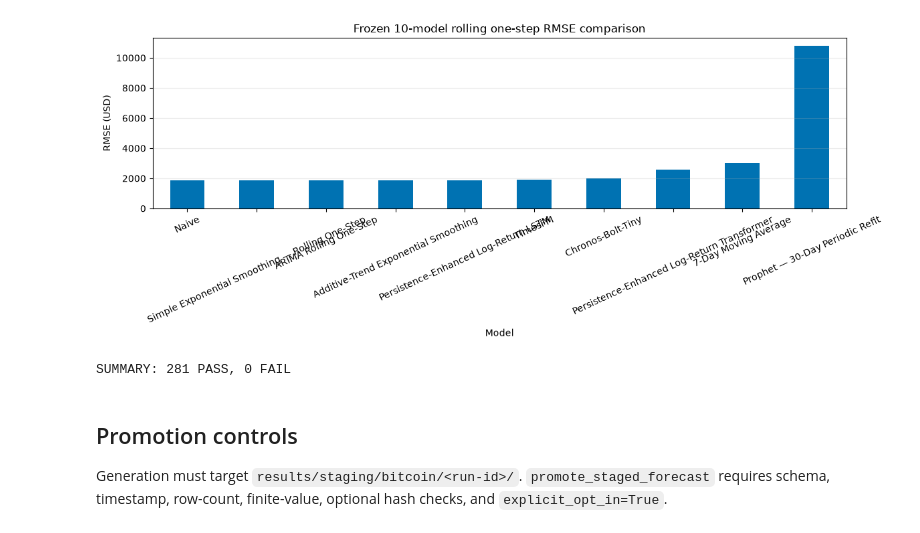
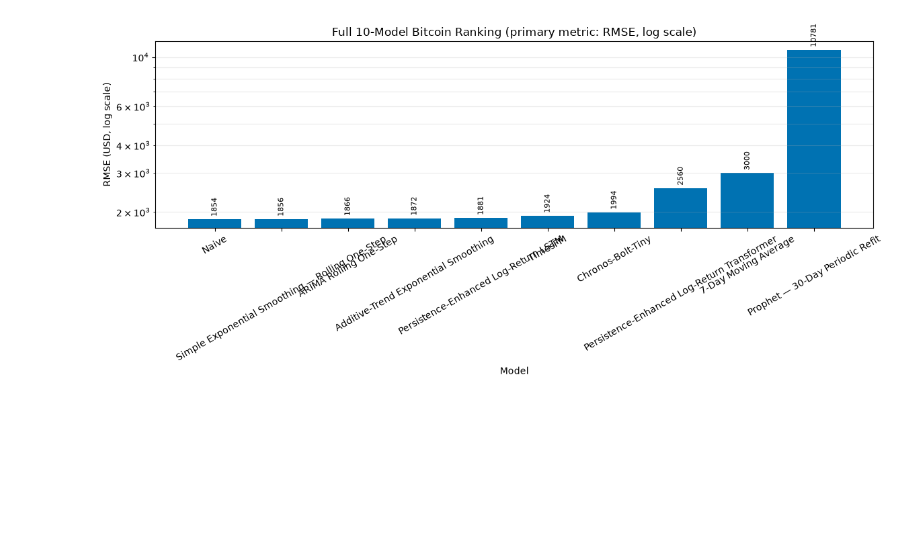
Before and after one commit to mdsoadsolaiman/Time-Series-Foundation-Models, a Jupyter notebook: notebooks/07_Bitcoin_Forecast_Freeze_and_Validation.ipynb, the cells around one changed output. Cells and saved outputs as stored; diff of their text form; code cells hidden in the pictures; blank space fills up the shorter version.

Commit message:
Validation Model Structured

```diff
--- a/notebooks/07_Bitcoin_Forecast_Freeze_and_Validation.ipynb
+++ b/notebooks/07_Bitcoin_Forecast_Freeze_and_Validation.ipynb
@@ -81,0 +190,8 @@ all_model_metrics[['MAE', 'RMSE', 'MAPE', 'sMAPE', 'MASE']]
+# %%
+forecasts = forecast_series(validated, target)
+all_model_metrics = metric_table(validated.Actual, forecasts, train).sort_values('RMSE')
+
+canonical_ranking = all_model_metrics[['MAE', 'RMSE', 'MAPE', 'sMAPE', 'MASE']].copy()
+canonical_ranking.insert(0, 'Rank', range(1, len(canonical_ranking) + 1))
+assert len(canonical_ranking) == 10
+canonical_ranking.round(3)
@@ -82,26 +215,13 @@ all_model_metrics[['MAE', 'RMSE', 'MAPE', 'sMAPE', 'MASE']]
 # %%
-# Plot the exact full ten-model RMSE values shown above.
-ax = all_model_metrics['RMSE'].sort_values().plot(kind='bar', figsize=(12, 5), color='#0072B2')
-ax.set(title='Frozen 10-model rolling one-step RMSE comparison', xlabel='Model', ylabel='RMSE (USD)')
-ax.tick_params(axis='x', rotation=25)
-ax.grid(axis='y', alpha=0.25)
-ax.figure.tight_layout()
+ranked_rmse = canonical_ranking['RMSE']
+fig, ax = plt.subplots(figsize=(12, 5.5))
+bars = ax.bar(ranked_rmse.index, ranked_rmse.values, color='#0072B2')
+ax.bar_label(bars, fmt='%.0f', padding=3, fontsize=8, rotation=90)
+ax.set_yscale('log')
+ax.set(title='Full 10-Model Bitcoin Ranking (primary metric: RMSE, log scale)', xlabel='Model', ylabel='RMSE (USD, log scale)')
+ax.tick_params(axis='x', rotation=30)
+ax.grid(axis='y', which='both', alpha=0.25)
+fig.tight_layout()
 plt.show()
 # %% [output]
-[figure, old version]
+[figure, new version]
-# %%
-import subprocess
-
-# Execute the repository-wide frozen-artifact verifier.
-run = subprocess.run(
-    [sys.executable, str(ROOT / 'src' / 'verify_research_artifacts.py')],
-    capture_output=True,
-    text=True,
-)
-print(run.stdout.splitlines()[-1])
-assert run.returncode == 0
-# %% [output]
-SUMMARY: 281 PASS, 0 FAIL
-# %% [markdown]
-## Promotion controls
-Generation must target `results/staging/bitcoin/<run-id>/`. `promote_staged_forecast` requires schema, timestamp, row-count, finite-value, optional hash checks, and `explicit_opt_in=True`.
```
Also changed, not shown: parts of 31 cells of this notebook.
